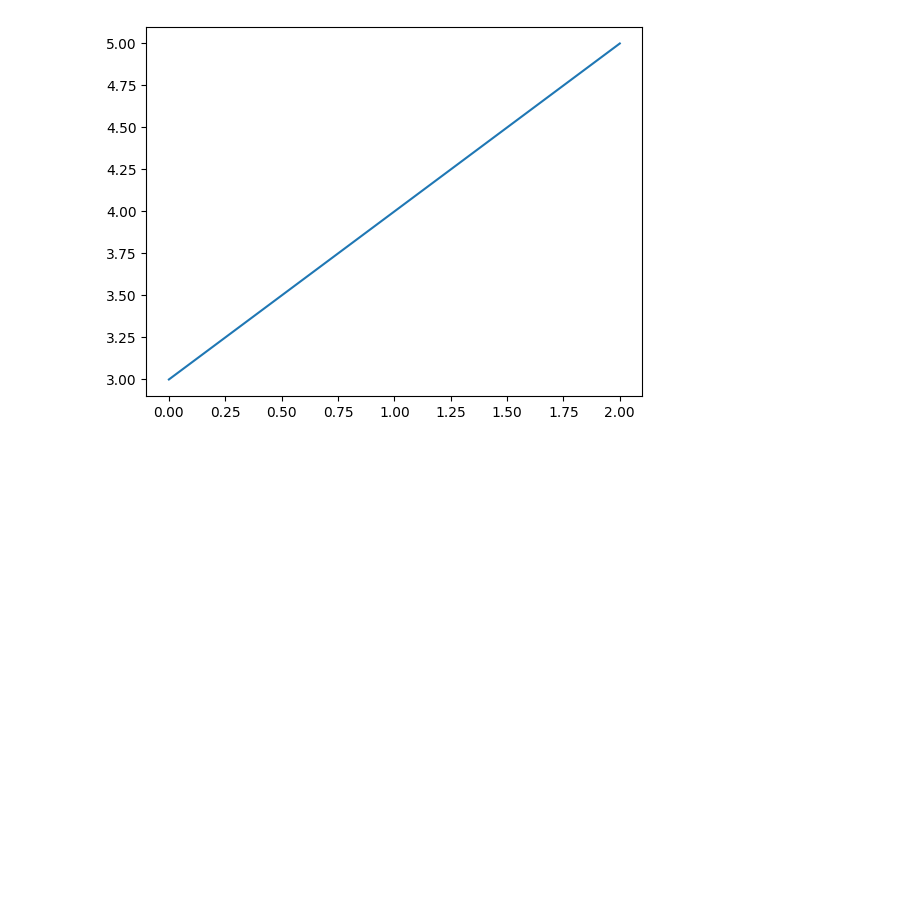
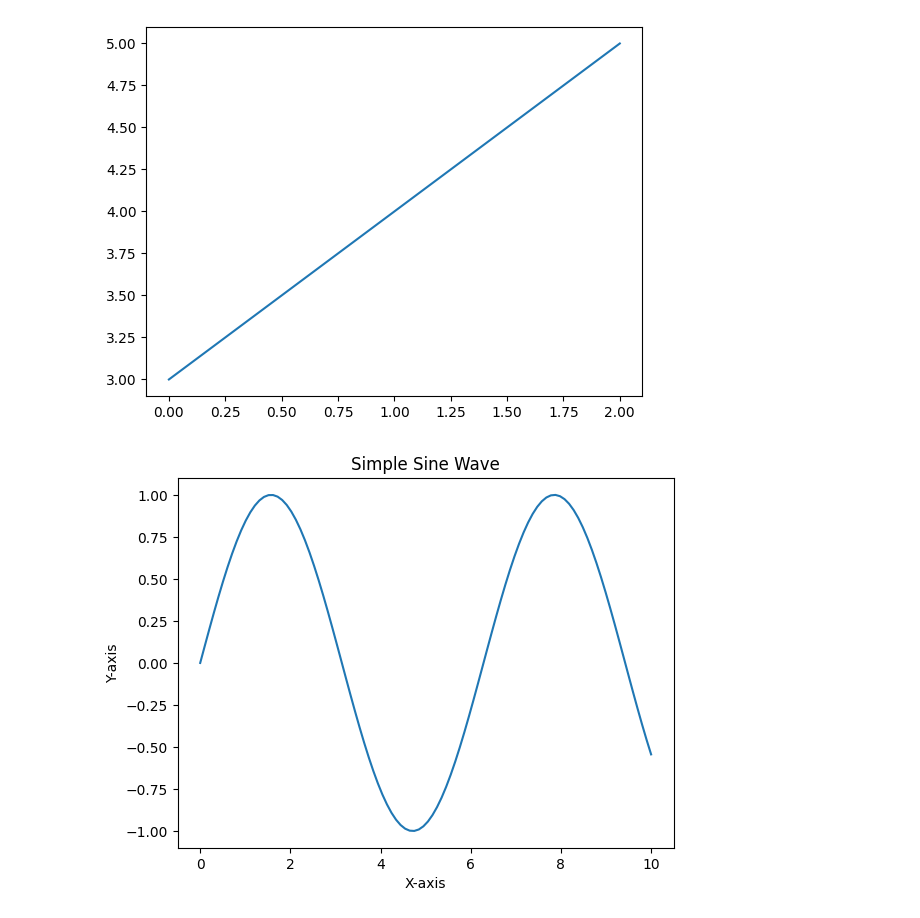
Before and after one commit to Chi-Feng-Tseng/test, a Jupyter notebook: lesson12/lesson12_2.ipynb, the cells around one changed output. Saved outputs shown, nothing was run; the diff lists cells and outputs as text; code cells hidden in the pictures; blank space fills up the shorter version.

```diff
--- a/lesson12/lesson12_2.ipynb
+++ b/lesson12/lesson12_2.ipynb
@@ -17,3 +20,23 @@ ax_1.plot(X, Y)
 plt.show()
 # %% [output]
 [figure]
+# %%
+import matplotlib.pyplot as plt
+import numpy as np
+
+# 建立一些資料
+x = np.linspace(0, 10, 100)
+y = np.sin(x)
+
+# 繪製圖表
+plt.plot(x, y)
+
+# 加入標題和標籤
+plt.title("Simple Sine Wave")
+plt.xlabel("X-axis")
+plt.ylabel("Y-axis")
+
+# 顯示圖表
+plt.show()
+# %% [output]
+[figure, added]
```
Also changed, not shown: parts of 1 cell of this notebook.
